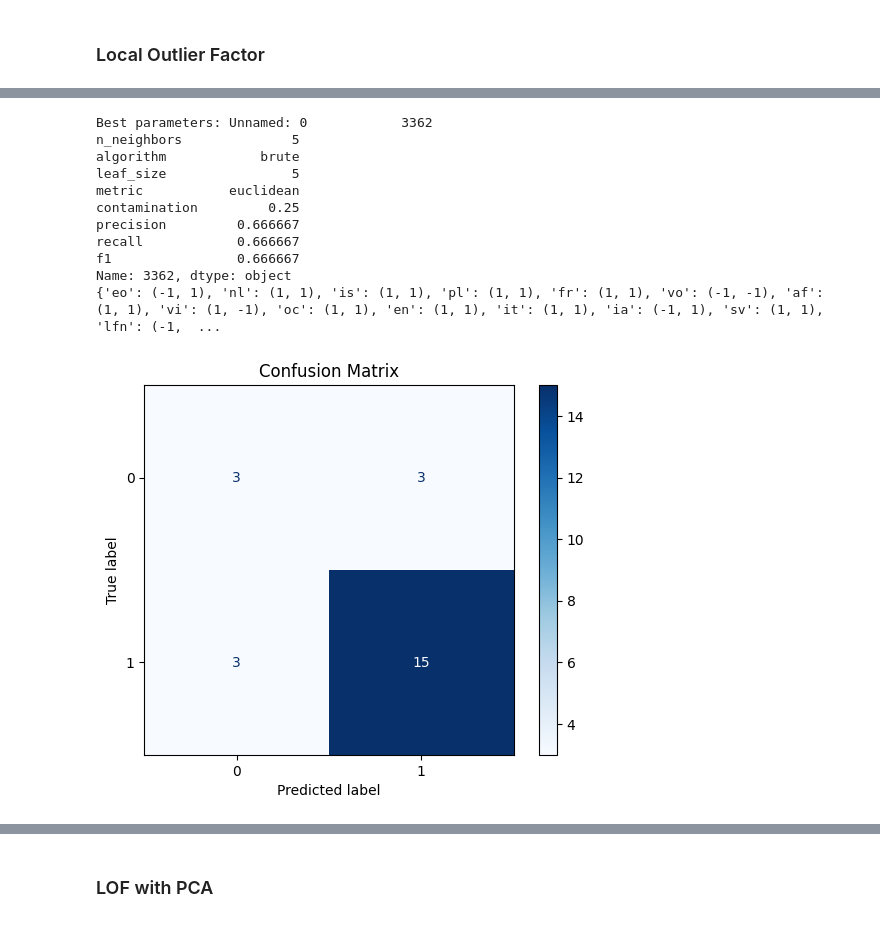
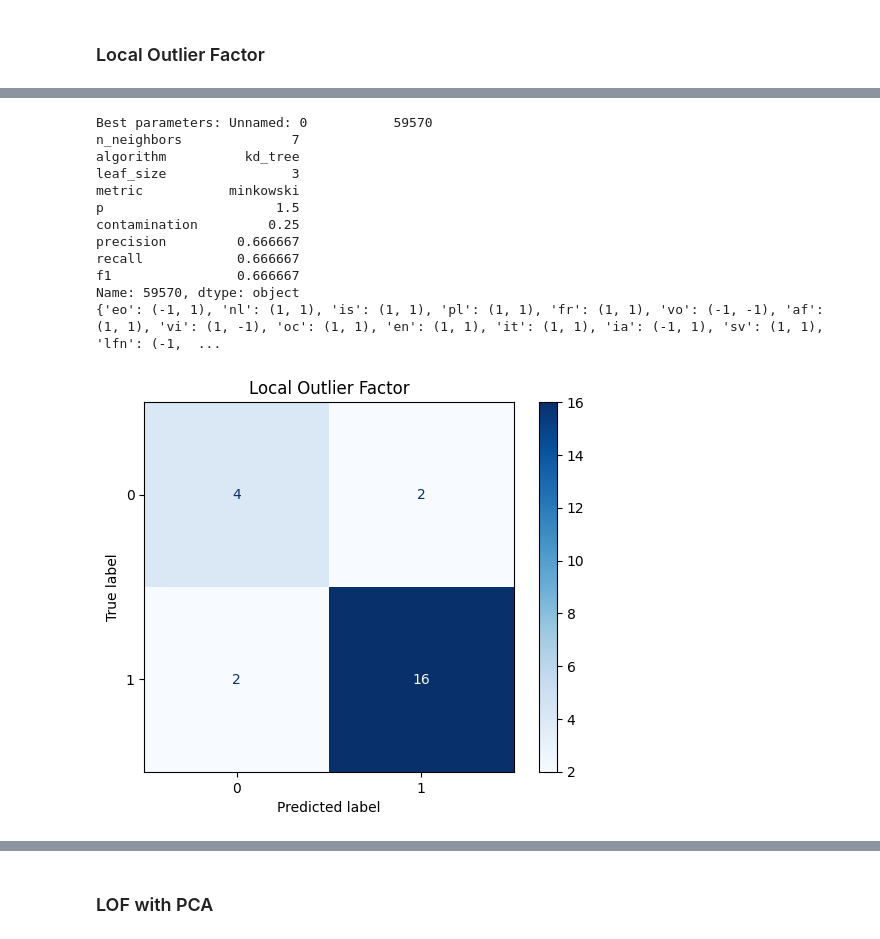
Before and after one commit to kirbergerconnor/iscl-thesis, a Jupyter notebook: anomalydetection.ipynb, the cells around one changed output, grey strips where cells are left out. Cells and saved outputs as stored; diff of their text form; code cells hidden in the pictures.

```diff
--- a/anomalydetection.ipynb
+++ b/anomalydetection.ipynb
@@ -627,11 +690,11 @@ scaler = StandardScaler()
 X_train = scaler.fit_transform(X)
 
 param_grid = {
-    'n_neighbors': [1, 3, 5, 7, 9, 12, 18],
+    'n_neighbors': [1, 2, 3, 4, 5, 6, 7, 8, 9, 10, 11, 12, 13, 14, 15, 16, 17, 18, 19, 20, 21, 22, 23, 24],
     'algorithm': ['auto', 'ball_tree', 'kd_tree', 'brute'],
-    'leaf_size': [5, 10, 15, 30, 50, 100, 200, 300],
-    'metric': ['euclidean', 'manhattan'],
-    # 'p': [1, 2],
+    'leaf_size': [1, 2, 3, 4, 5, 6, 7, 8, 9, 10, 15, 20, 25, 30],
+    'metric': ['minkowski'],
+    'p': [1, 1.2, 1.5, 1.8, 2, 3, 4, 5],
     'contamination': ['auto', 0.01, 0.03, 0.05, 0.1, 0.2, 0.25, 0.5],
 }
 
@@ -643,7 +706,7 @@ results = []
 #         algorithm=params['algorithm'],
 #         leaf_size=params['leaf_size'],
 #         metric=params['metric'],
-#         # p=params['p'],
+#         p=params['p'],
 #         contamination=params['contamination'],
 #         n_jobs=-1,
 #         )
@@ -657,6 +720,7 @@ results = []
 #         'algorithm': params['algorithm'],
 #         'leaf_size': params['leaf_size'],
 #         'metric': params['metric'],
+#         'p': params['p'],
 #         'contamination': params['contamination'],
 #         'precision': precision,
 #         'recall': recall,
@@ -667,47 +731,40 @@ results = []
 # lof_finetuning_df.to_csv('./results/lof_finetuning_df.csv')
 lof_finetuning_df = pd.read_csv('./results/lof_finetuning_df.csv')
 # Best parameters based on f1 score
 best_params = lof_finetuning_df.sort_values(by='f1', ascending=False).iloc[0]
 print(f'Best parameters: {best_params}')
 
 # Evaluating fine-tuned model
 lof = LocalOutlierFactor(
     n_neighbors=best_params['n_neighbors'],
     algorithm=best_params['algorithm'],
     leaf_size=best_params['leaf_size'],
     metric=best_params['metric'],
-    # p=best_params['p'],
+    p=best_params['p'],
     contamination=float(best_params['contamination']),
 )
 
 y_pred = lof.fit_predict(X_train)
 print({n: (y, y_pred) for n, (y, y_pred) in zip(data['Corpus'].values, zip(y, y_pred))})
 # decision_scores = lof.decision_function(X_train)
 
 cm = confusion_matrix(y, y_pred)
 disp = ConfusionMatrixDisplay(cm)
 disp.plot(cmap=plt.cm.Blues)
-plt.title('Confusion Matrix')
+plt.title('Local Outlier Factor')
 plt.savefig('./results/CM_lof.png', bbox_inches='tight')
 plt.show()
-
-# # SHAP Feature Importances
-# shap.initjs()
-# explainer = shap.KernelExplainer(lof.predict, X_train)
-# shap_values = explainer.shap_values(X_train)
-# shap.summary_plot(shap_values, X_train, show=False, feature_names=data.iloc[:,2:].columns.values)
-# plt.savefig("./results/LOF_SHAP_values.png", bbox_inches='tight')
-# plt.show()
 # %% [output]
-Best parameters: Unnamed: 0            3362
-n_neighbors              5
-algorithm            brute
-leaf_size                5
-metric           euclidean
+Best parameters: Unnamed: 0           59570
+n_neighbors              7
+algorithm          kd_tree
+leaf_size                3
+metric           minkowski
+p                      1.5
 contamination         0.25
 precision         0.666667
 recall            0.666667
 f1                0.666667
-Name: 3362, dtype: object
+Name: 59570, dtype: object
 {'eo': (-1, 1), 'nl': (1, 1), 'is': (1, 1), 'pl': (1, 1), 'fr': (1, 1), 'vo': (-1, -1), 'af': (1, 1), 'vi': (1, -1), 'oc': (1, 1), 'en': (1, 1), 'it': (1, 1), 'ia': (-1, 1), 'sv': (1, 1), 'lfn': (-1,  ...
-[figure, old version]
+[figure, new version]
```
Also changed, not shown: parts of 8 cells of this notebook, 31 other files.
